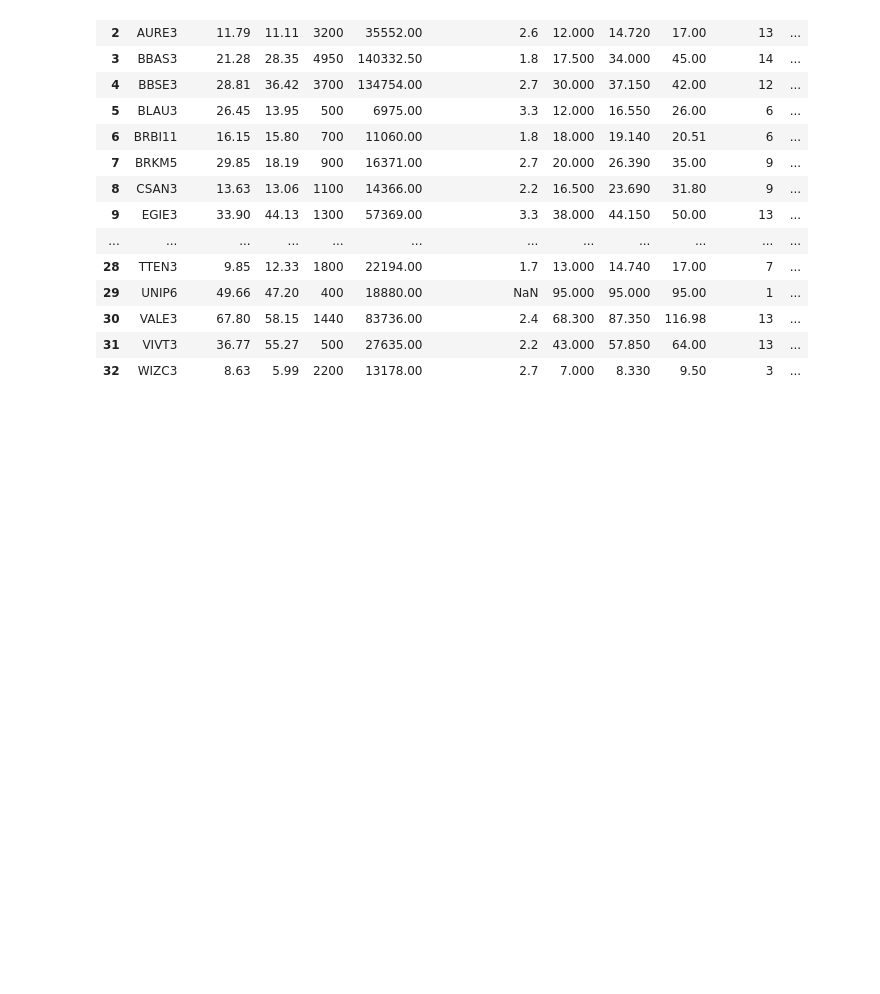
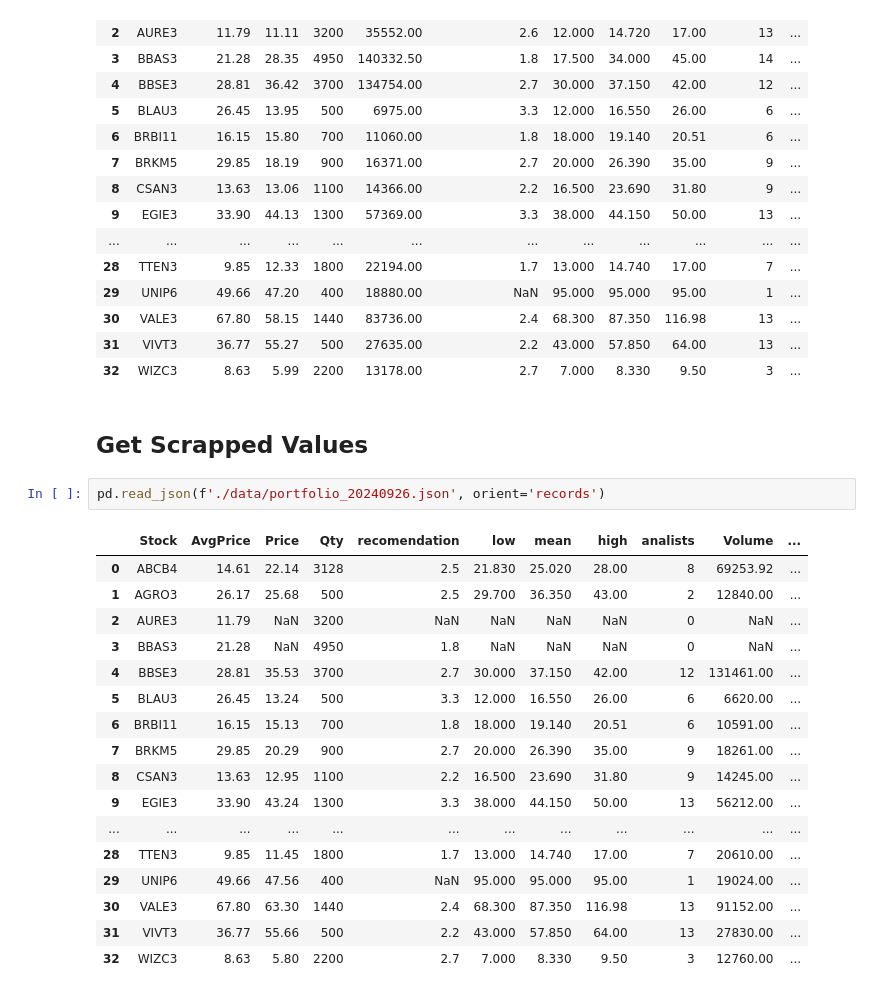
Before and after one commit to cordmaur/portfolio, a Jupyter notebook: Dashboard/04-Daily_scrapping.ipynb, the cells around one changed output. Cells and saved outputs as stored; diff of their text form; blank space fills up the shorter version.

```diff
--- a/Dashboard/04-Daily_scrapping.ipynb
+++ b/Dashboard/04-Daily_scrapping.ipynb
@@ -134,3 +137,25 @@ pd.read_json(f'./data/portfolio_{datetime.now().strftime("%Y%m%d")}.json', orien
 | 30 | VALE3 | 67.80 | 58.15 | 1440 | 83736.00 | 2.4 | 68.300 | 87.350 | 116.98 | 13 | ... |
 | 31 | VIVT3 | 36.77 | 55.27 | 500 | 27635.00 | 2.2 | 43.000 | 57.850 | 64.00 | 13 | ... |
 | 32 | WIZC3 | 8.63 | 5.99 | 2200 | 13178.00 | 2.7 | 7.000 | 8.330 | 9.50 | 3 | ... |
+# %% [markdown]
+## Get Scrapped Values
+# %%
+pd.read_json(f'./data/portfolio_20240926.json', orient='records')
+# %% [output]
+|  | Stock | AvgPrice | Price | Qty | recomendation | low | mean | high | analists | Volume | ... |
+| 0 | ABCB4 | 14.61 | 22.14 | 3128 | 2.5 | 21.830 | 25.020 | 28.00 | 8 | 69253.92 | ... |
+| 1 | AGRO3 | 26.17 | 25.68 | 500 | 2.5 | 29.700 | 36.350 | 43.00 | 2 | 12840.00 | ... |
+| 2 | AURE3 | 11.79 | NaN | 3200 | NaN | NaN | NaN | NaN | 0 | NaN | ... |
+| 3 | BBAS3 | 21.28 | NaN | 4950 | 1.8 | NaN | NaN | NaN | 0 | NaN | ... |
+| 4 | BBSE3 | 28.81 | 35.53 | 3700 | 2.7 | 30.000 | 37.150 | 42.00 | 12 | 131461.00 | ... |
+| 5 | BLAU3 | 26.45 | 13.24 | 500 | 3.3 | 12.000 | 16.550 | 26.00 | 6 | 6620.00 | ... |
+| 6 | BRBI11 | 16.15 | 15.13 | 700 | 1.8 | 18.000 | 19.140 | 20.51 | 6 | 10591.00 | ... |
+| 7 | BRKM5 | 29.85 | 20.29 | 900 | 2.7 | 20.000 | 26.390 | 35.00 | 9 | 18261.00 | ... |
+| 8 | CSAN3 | 13.63 | 12.95 | 1100 | 2.2 | 16.500 | 23.690 | 31.80 | 9 | 14245.00 | ... |
+| 9 | EGIE3 | 33.90 | 43.24 | 1300 | 3.3 | 38.000 | 44.150 | 50.00 | 13 | 56212.00 | ... |
+| ... | ... | ... | ... | ... | ... | ... | ... | ... | ... | ... | ... |
+| 28 | TTEN3 | 9.85 | 11.45 | 1800 | 1.7 | 13.000 | 14.740 | 17.00 | 7 | 20610.00 | ... |
+| 29 | UNIP6 | 49.66 | 47.56 | 400 | NaN | 95.000 | 95.000 | 95.00 | 1 | 19024.00 | ... |
+| 30 | VALE3 | 67.80 | 63.30 | 1440 | 2.4 | 68.300 | 87.350 | 116.98 | 13 | 91152.00 | ... |
+| 31 | VIVT3 | 36.77 | 55.66 | 500 | 2.2 | 43.000 | 57.850 | 64.00 | 13 | 27830.00 | ... |
+| 32 | WIZC3 | 8.63 | 5.80 | 2200 | 2.7 | 7.000 | 8.330 | 9.50 | 3 | 12760.00 | ... |
```
Also changed, not shown: parts of 2 cells of this notebook, 7 other files.
